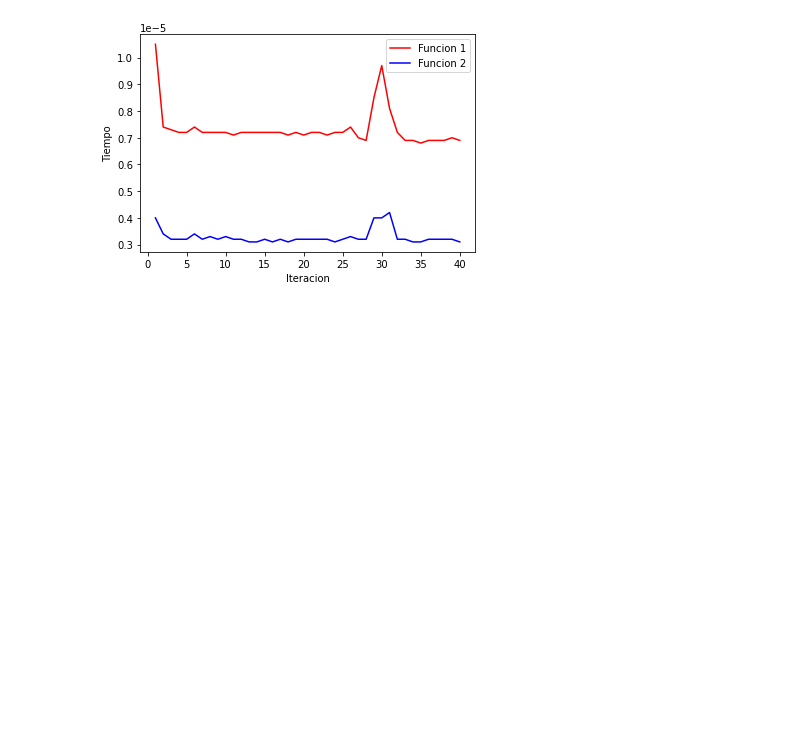
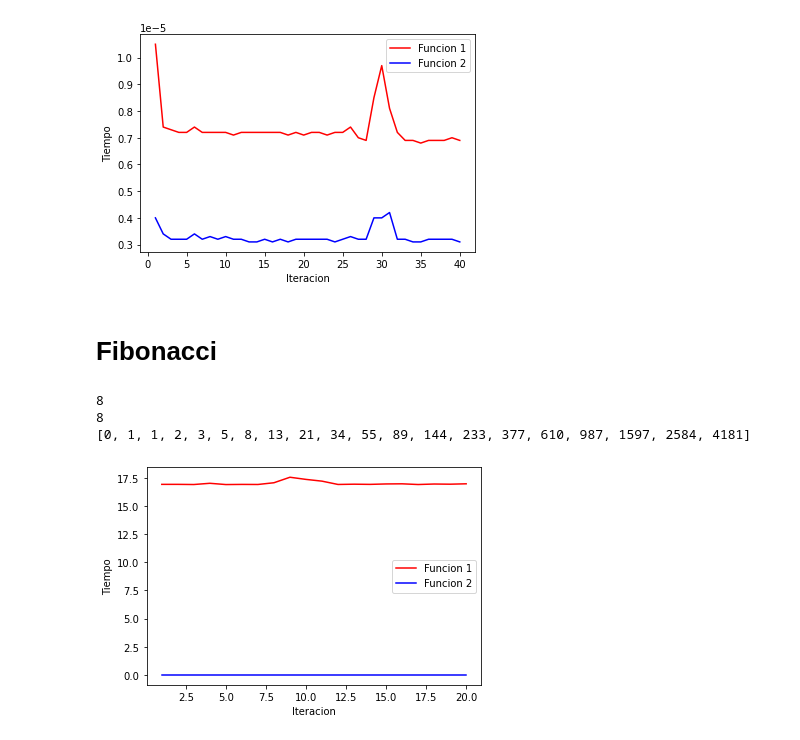
Before and after one commit to victornietol/CodigosPracticas, a Jupyter notebook: Python/RecursividadRepaso.ipynb, the cells around one changed output. Saved outputs shown, nothing was run; the diff lists cells and outputs as text; code cells hidden in the pictures; blank space fills up the shorter version.

Commit message:
Repaso recursividad y pruebas de tiempo

```diff
--- a/Python/RecursividadRepaso.ipynb
+++ b/Python/RecursividadRepaso.ipynb
@@ -66,3 +66,65 @@ Tiempo= 0.02012260
 40! = 815915283247897734345611269596115894272000000000
 Tiempo= 0.00000720
 [figure]
+# %% [markdown]
+# Fibonacci
+# %%
+def fibb(number: int) -> int:
+    '''
+    Fibonacci con recursividad. Regresa el numero en la posicion correspondiente de la serie.
+    '''
+    if number==1:
+        return 0
+    elif number>1 and number<4:
+        return 1
+    else:
+        return fibb(number-2) + fibb(number-1)
+
+def fibb2(number: int) -> int:
+    '''
+    Fibonacci sin recursividad. Regresa el numero en la posicion correspondiente de la serie.
+    '''
+    last_numbers = [0,1]
+    if number==1:
+        return last_numbers[0]
+    elif number>1 and number<4:
+        return last_numbers[1]
+    else:
+        for _ in range(2,number):
+            new_number = last_numbers[-2]+last_numbers[-1]
+            last_numbers = [last_numbers[-1], new_number]
+        return last_numbers[-1]
+
+def serie_fib(n_elements: int) -> list:
+    '''
+    Regresa la serie de Fibonacci con el numero correspondiente de elementos indicados.
+    '''
+    serie = [0,1]
+    if n_elements==1:
+        return [0]
+    elif n_elements==2:
+        return serie
+    else:
+        for _ in range(2,n_elements):
+            new_number = serie[-2]+serie[-1]
+            serie.append(new_number)
+        return serie
+
+
+# Pruebas
+res = fibb(7)
+print(res)
+
+res = fibb2(7)
+print(res)
+
+ser = serie_fib(20)
+print(ser, end="\n\n")
+
+num = 40
+testing(function1=fibb, value_function1=num, function2=fibb2, value_function2=num, iterations=20)
+# %% [output]
+8
+8
+[0, 1, 1, 2, 3, 5, 8, 13, 21, 34, 55, 89, 144, 233, 377, 610, 987, 1597, 2584, 4181]
+[figure, added]
```
Also changed, not shown: parts of 1 cell of this notebook.
